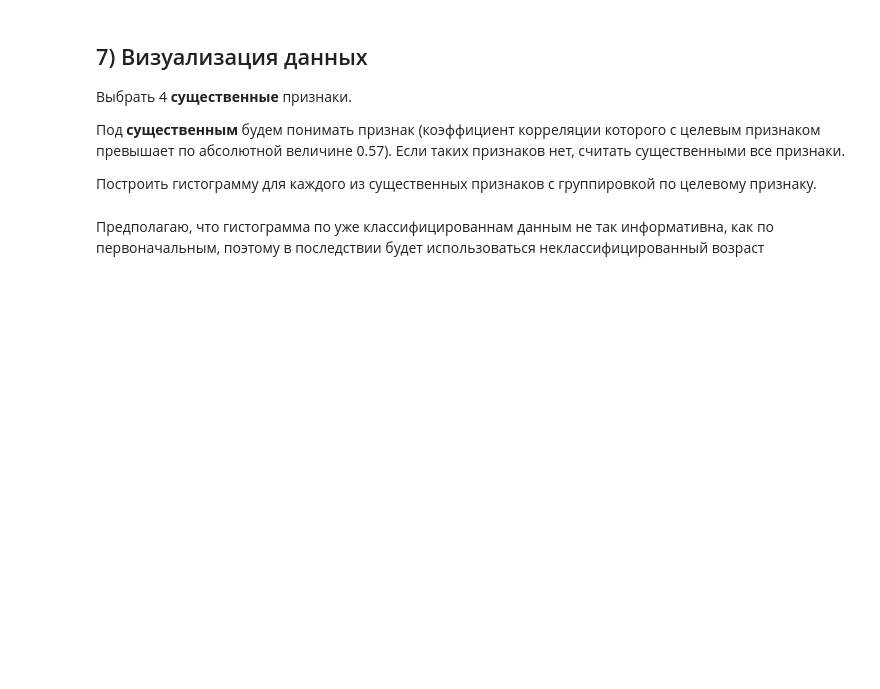
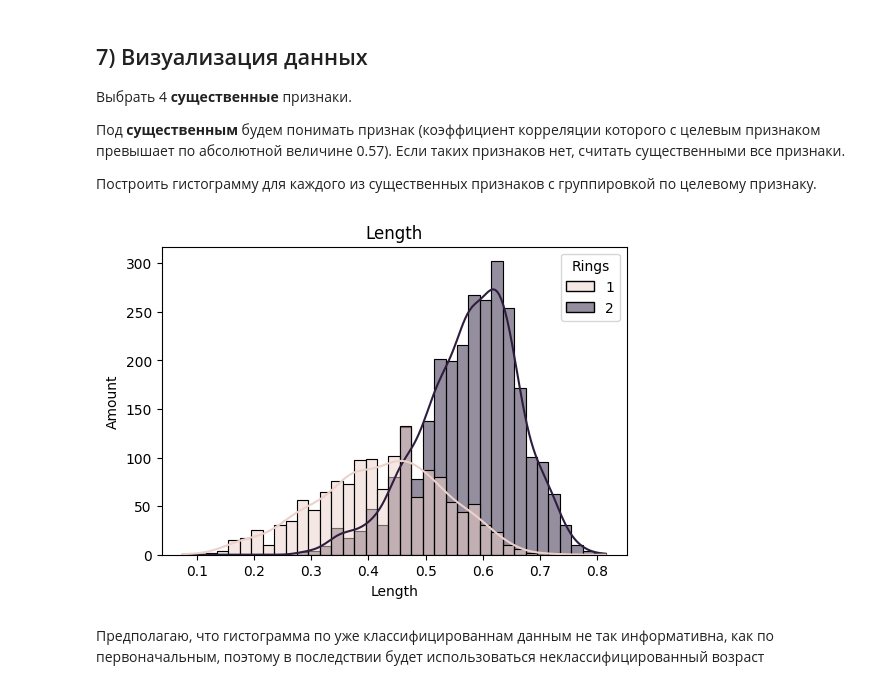
Before and after one commit to Am1rTl/Info, a Jupyter notebook: ДЗ_Классификация.ipynb, the cells around one changed output. Cells and saved outputs as stored; diff of their text form; code cells hidden in the pictures; blank space fills up the shorter version.

```diff
--- a/ДЗ_Классификация.ipynb
+++ b/ДЗ_Классификация.ipynb
@@ -181,3 +180,16 @@ import seaborn as sns
+# %%
+# delete sex
+data_new = data_new.drop(columns=['Sex', 'Shucked weight', 'Height', 'Viscera weight'])
+# %%
+#Ваш код для построения первой гистограммы
+plt.figure(figsize=(6, 4))
+sns.histplot(data=data_new, x="Length", hue="Rings", kde=True)
+plt.title("Length")
+plt.xlabel("Length")
+plt.ylabel("Amount")
+plt.show()
+# %% [output]
+[figure, added]
 # %% [markdown]
 Предполагаю, что гистограмма по уже классифицированнам данным не так информативна, как по первоначальным, поэтому в последствии будет использоваться неклассифицированный возраст
 # %%
```
Also changed, not shown: parts of 2 cells of this notebook.
